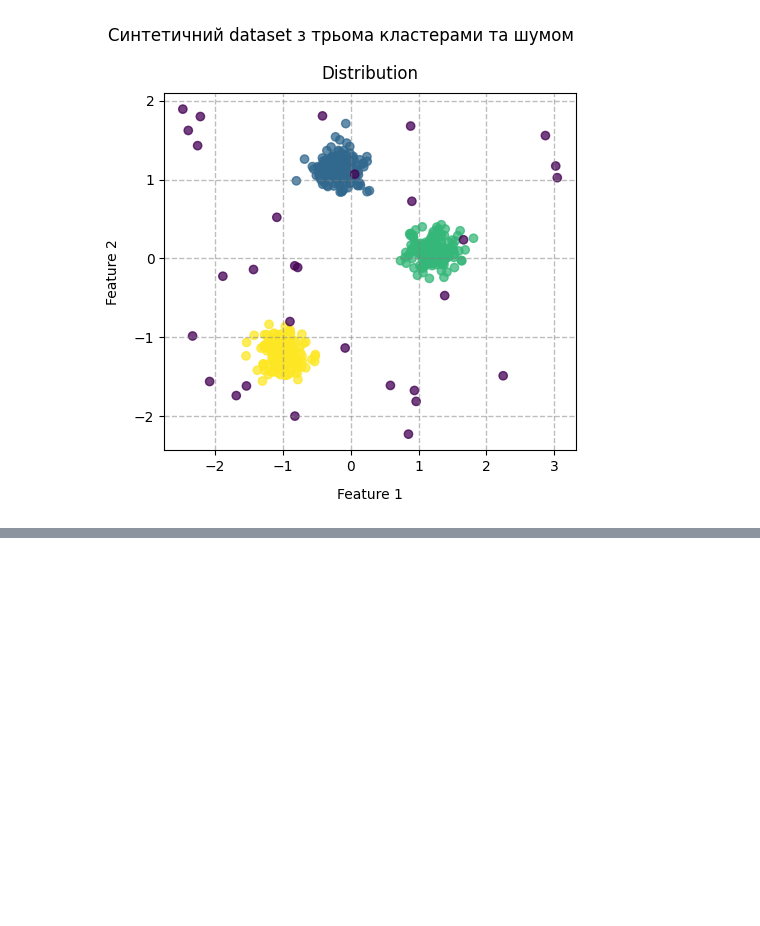
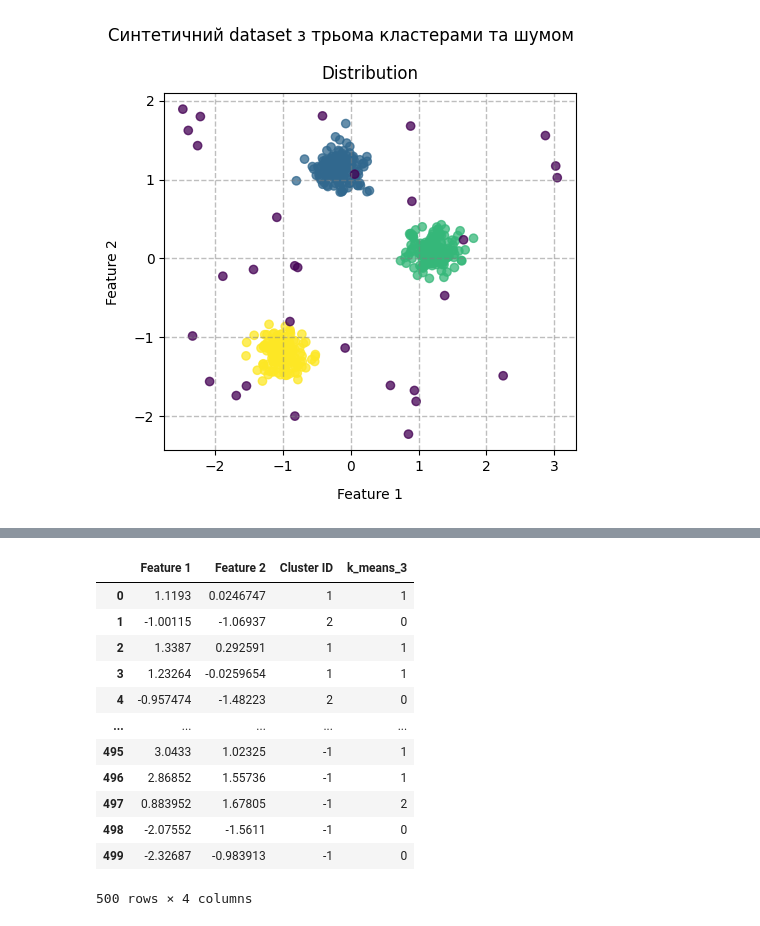
Before and after one commit to BogdanPinchuk/DataScience-PBY_HW19, a Jupyter notebook: Bohdan_Pinchuk_DS_HW19.ipynb, the cells around one changed output, grey strips where cells are left out. Cells and saved outputs as stored; diff of their text form; code cells hidden in the pictures; blank space fills up the shorter version.

```diff
--- a/Bohdan_Pinchuk_DS_HW19.ipynb
+++ b/Bohdan_Pinchuk_DS_HW19.ipynb
@@ -502,0 +505,52 @@ plt.show()
+# %%
+# K-Means
+
+from sklearn.cluster import KMeans, k_means
+
+# Input data
+n_clusters = 3
+rng_seed = 42
+n_max_clusters = 10
+k_means_col_name = "k_means_3"
+data_set = cluster_dataset_sc
+
+
+# Solution
+def calc_k_final(k: int, data_set: pd.DataFrame, rng_seed: int) -> tuple:
+    """
+    Calculation K-final
+    :param k: n clusters
+    :param data_set: input dataset
+    :param rng_seed: random seed
+    :return: list of tuples (labels, centroids)
+    """
+    kmeans = KMeans(
+        n_clusters=k,
+        init="k-means++",
+        random_state=rng_seed,
+        n_init=10,
+    )
+    labels = kmeans.fit_predict(data_set.values)
+    centroids = kmeans.cluster_centers_
+    return labels, centroids
+
+
+k_means_3 = calc_k_final(n_clusters, data_set.drop(columns=[y_col_name]), rng_seed)
+data_set[k_means_col_name] = k_means_3[0]
+
+# Print results
+display(data_set)
+# %% [output]
+|  | Feature 1 | Feature 2 | Cluster ID | k_means_3 |
+| 0 | 1.1193 | 0.0246747 | 1 | 1 |
+| 1 | -1.00115 | -1.06937 | 2 | 0 |
+| 2 | 1.3387 | 0.292591 | 1 | 1 |
+| 3 | 1.23264 | -0.0259654 | 1 | 1 |
+| 4 | -0.957474 | -1.48223 | 2 | 0 |
+| ... | ... | ... | ... | ... |
+| 495 | 3.0433 | 1.02325 | -1 | 1 |
+| 496 | 2.86852 | 1.55736 | -1 | 1 |
+| 497 | 0.883952 | 1.67805 | -1 | 2 |
+| 498 | -2.07552 | -1.5611 | -1 | 0 |
+| 499 | -2.32687 | -0.983913 | -1 | 0 |
+500 rows × 4 columns
```
Also changed, not shown: parts of 5 cells of this notebook.
